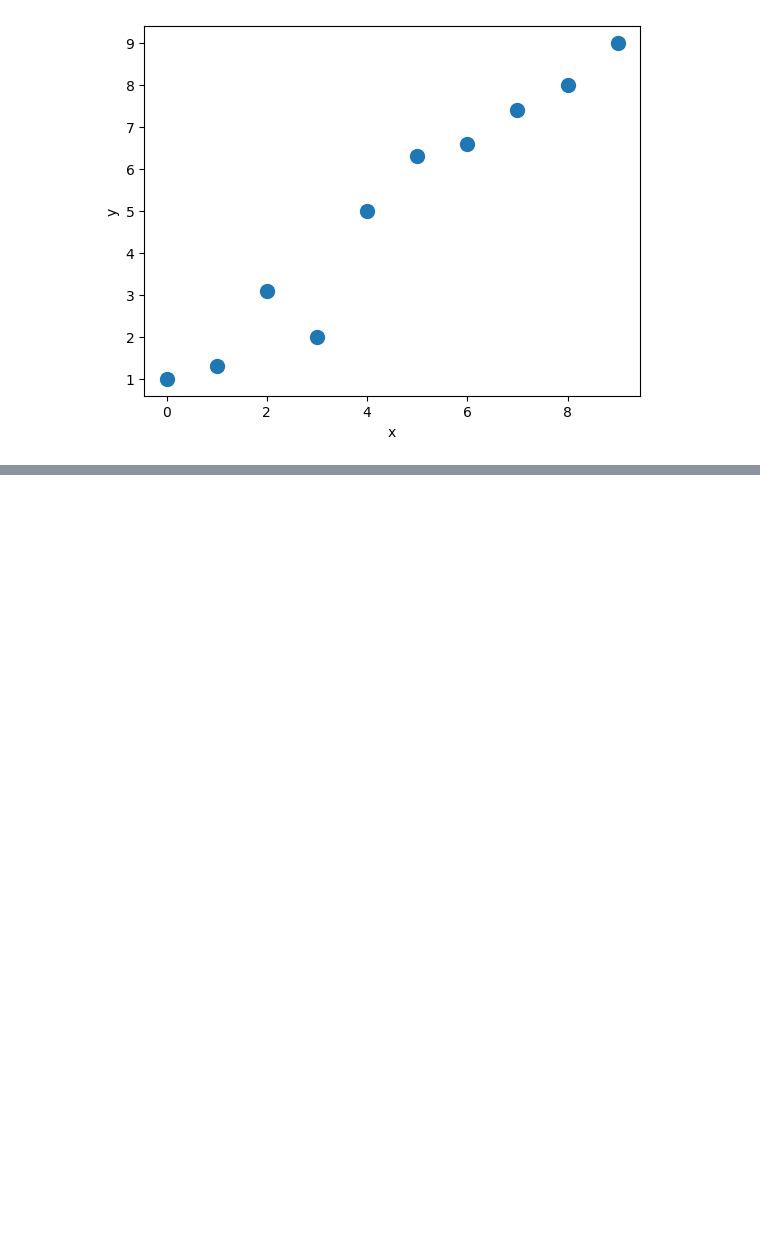
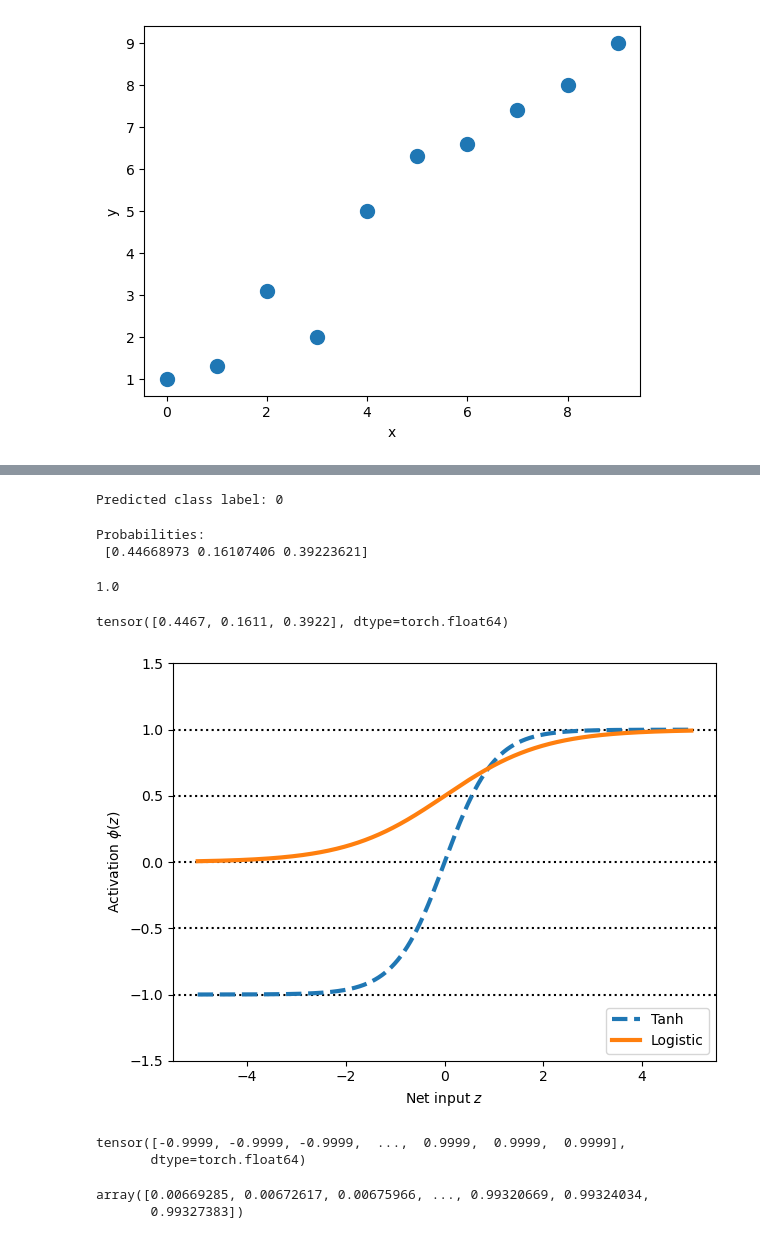
Before and after one commit to LeoWang974/PytorchStudy, a Jupyter notebook: mlBook/ch12/ch12Part2.ipynb, the cells around one changed output, grey strips where cells are left out. Cells and saved outputs as stored; diff of their text form; code cells hidden in the pictures; blank space fills up the shorter version.

```diff
--- a/mlBook/ch12/ch12Part2.ipynb
+++ b/mlBook/ch12/ch12Part2.ipynb
@@ -115,0 +316,10 @@ Final Parameters: 2.7061362266540527 4.968233108520508
+# %%
+def net_input(X, w):
+    return np.dot(X, w)
+
+def logistic(z):
+    return 1.0 / (1.0 + np.exp(-z))
+
+def logistic_activation(X, w):
+    z = net_input(X, w)
+    return logistic(z)
@@ -115,0 +352,5 @@ Final Parameters: 2.7061362266540527 4.968233108520508
+# %%
+y_class = np.argmax(Z, axis=0)
+print('Predicted class label:', y_class)
+# %% [output]
+Predicted class label: 0
@@ -115,0 +362,58 @@ Final Parameters: 2.7061362266540527 4.968233108520508
+# %%
+y_probas = softmax(Z)
+print('Probabilities:\n', y_probas)
+
+np.sum(y_probas)
+# %% [output]
+Probabilities:
+ [0.44668973 0.16107406 0.39223621]
+1.0
+# %%
+torch.softmax(torch.from_numpy(Z), dim=0)
+# %% [output]
+tensor([0.4467, 0.1611, 0.3922], dtype=torch.float64)
+# %%
+#使用双曲正切函数拓宽输出范围
+#双曲正切函数tan h是一个S形函数，常用于神经网络的隐藏层中，可以将其解释为尺度缩放后的逻辑函数,值域为（-1，1）
+#σtanh(z) = 2*σlogistic(2z) - 1 = (np.exp(z)-np.exp(-z))/(np.exp(z)+np.exp(-z))
+
+def tanh(z):
+    e_p = np.exp(z)
+    e_m = np.exp(-z)
+    return (e_p - e_m) / (e_p + e_m)
+
+z = np.arange(-5, 5, 0.005)
+log_act = logistic(z)
+tanh_act = tanh(z)
+plt.ylim([-1.5, 1.5])
+plt.xlabel('Net input $z$')
+plt.ylabel('Activation $\phi(z)$')
+plt.axhline(1, color='black', linestyle=':')
+plt.axhline(0.5, color='black', linestyle=':')
+plt.axhline(0, color='black', linestyle=':')
+plt.axhline(-0.5, color='black', linestyle=':')
+plt.axhline(-1, color='black', linestyle=':')
+plt.plot(z, tanh_act,
+    linewidth=3, linestyle='--',
+    label='Tanh')
+plt.plot(z, log_act,
+    linewidth=3,
+    label='Logistic')
+plt.legend(loc='lower right')
+plt.tight_layout()
+
+plt.show()
+# %% [output]
+[figure, added]
+# %%
+np.tanh(z)
+
+torch.tanh(torch.from_numpy(z))
+# %% [output]
+tensor([-0.9999, -0.9999, -0.9999,  ...,  0.9999,  0.9999,  0.9999],
+       dtype=torch.float64)
+# %%
+expit(z)
+# %% [output]
+array([0.00669285, 0.00672617, 0.00675966, ..., 0.99320669, 0.99324034,
+       0.99327383])
```
Also changed, not shown: parts of 24 cells of this notebook, 30 other files.
